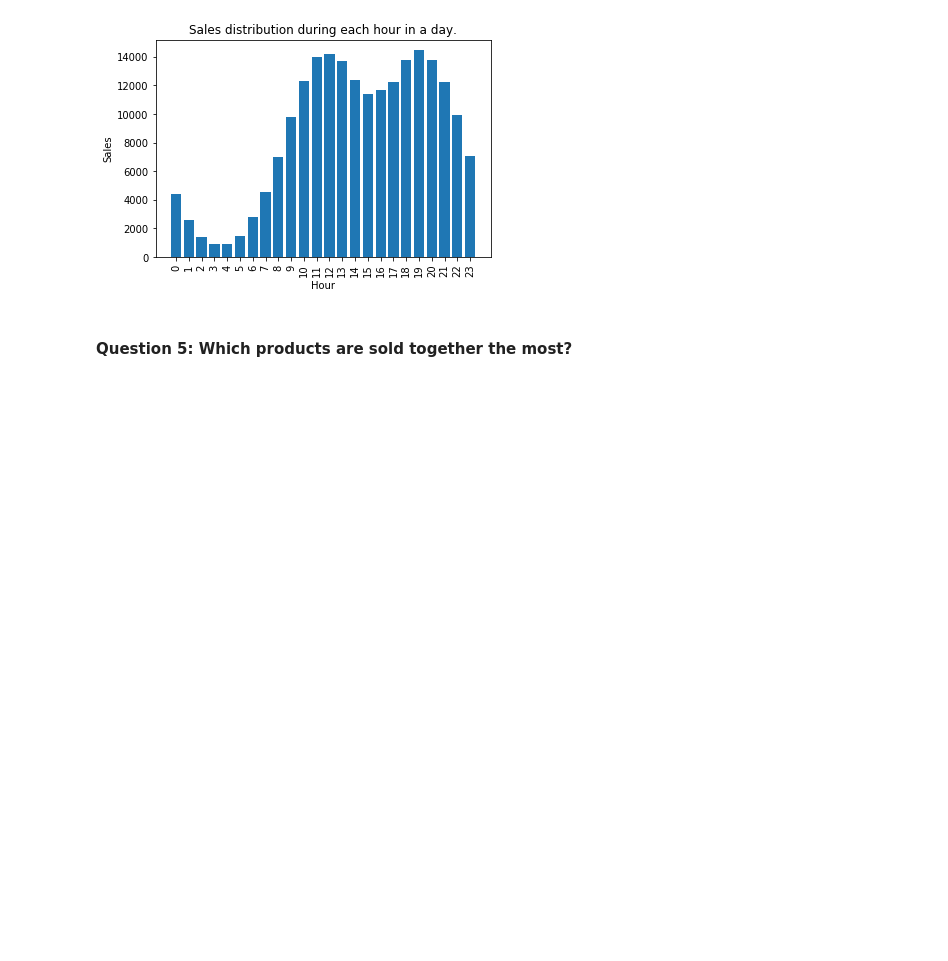
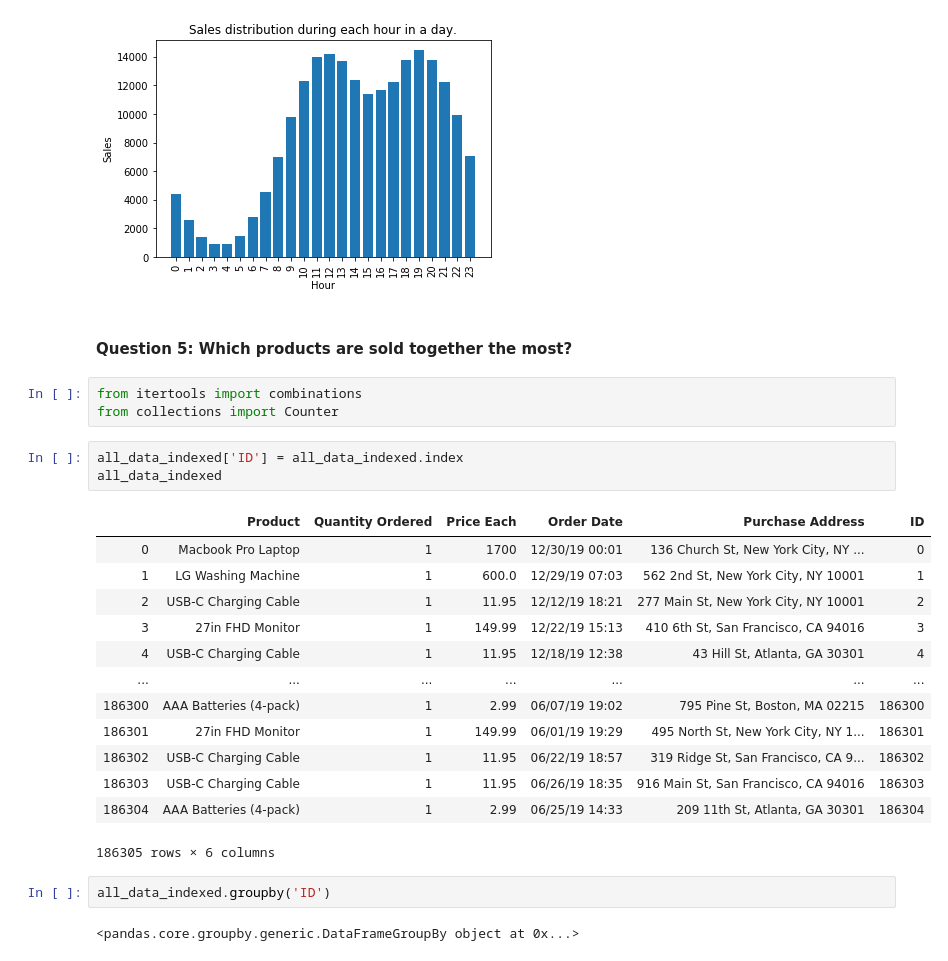
Before and after one commit to mbadamve/pandas-data-analysis, a Jupyter notebook: Pandas-Data-Analysis.ipynb, the cells around one changed output. Cells and saved outputs as stored; diff of their text form; blank space fills up the shorter version.

```diff
--- a/Pandas-Data-Analysis.ipynb
+++ b/Pandas-Data-Analysis.ipynb
@@ -529,3 +529,27 @@ bar_plot(hour_sales.index, hour_sales, 'Hour', 'Sales', 'Sales distribution duri
 [figure]
 # %% [markdown]
 #### Question 5: Which products are sold together the most?
+# %%
+from itertools import combinations
+from collections import Counter
+# %%
+all_data_indexed['ID'] = all_data_indexed.index
+all_data_indexed
+# %% [output]
+|  | Product | Quantity Ordered | Price Each | Order Date | Purchase Address | ID |
+| 0 | Macbook Pro Laptop | 1 | 1700 | 12/30/19 00:01 | 136 Church St, New York City, NY ... | 0 |
+| 1 | LG Washing Machine | 1 | 600.0 | 12/29/19 07:03 | 562 2nd St, New York City, NY 10001 | 1 |
+| 2 | USB-C Charging Cable | 1 | 11.95 | 12/12/19 18:21 | 277 Main St, New York City, NY 10001 | 2 |
+| 3 | 27in FHD Monitor | 1 | 149.99 | 12/22/19 15:13 | 410 6th St, San Francisco, CA 94016 | 3 |
+| 4 | USB-C Charging Cable | 1 | 11.95 | 12/18/19 12:38 | 43 Hill St, Atlanta, GA 30301 | 4 |
+| ... | ... | ... | ... | ... | ... | ... |
+| 186300 | AAA Batteries (4-pack) | 1 | 2.99 | 06/07/19 19:02 | 795 Pine St, Boston, MA 02215 | 186300 |
+| 186301 | 27in FHD Monitor | 1 | 149.99 | 06/01/19 19:29 | 495 North St, New York City, NY 1... | 186301 |
+| 186302 | USB-C Charging Cable | 1 | 11.95 | 06/22/19 18:57 | 319 Ridge St, San Francisco, CA 9... | 186302 |
+| 186303 | USB-C Charging Cable | 1 | 11.95 | 06/26/19 18:35 | 916 Main St, San Francisco, CA 94016 | 186303 |
+| 186304 | AAA Batteries (4-pack) | 1 | 2.99 | 06/25/19 14:33 | 209 11th St, Atlanta, GA 30301 | 186304 |
+186305 rows × 6 columns
+# %%
+all_data_indexed.groupby('ID')
+# %% [output]
+<pandas.core.groupby.generic.DataFrameGroupBy object at 0x...>
```
